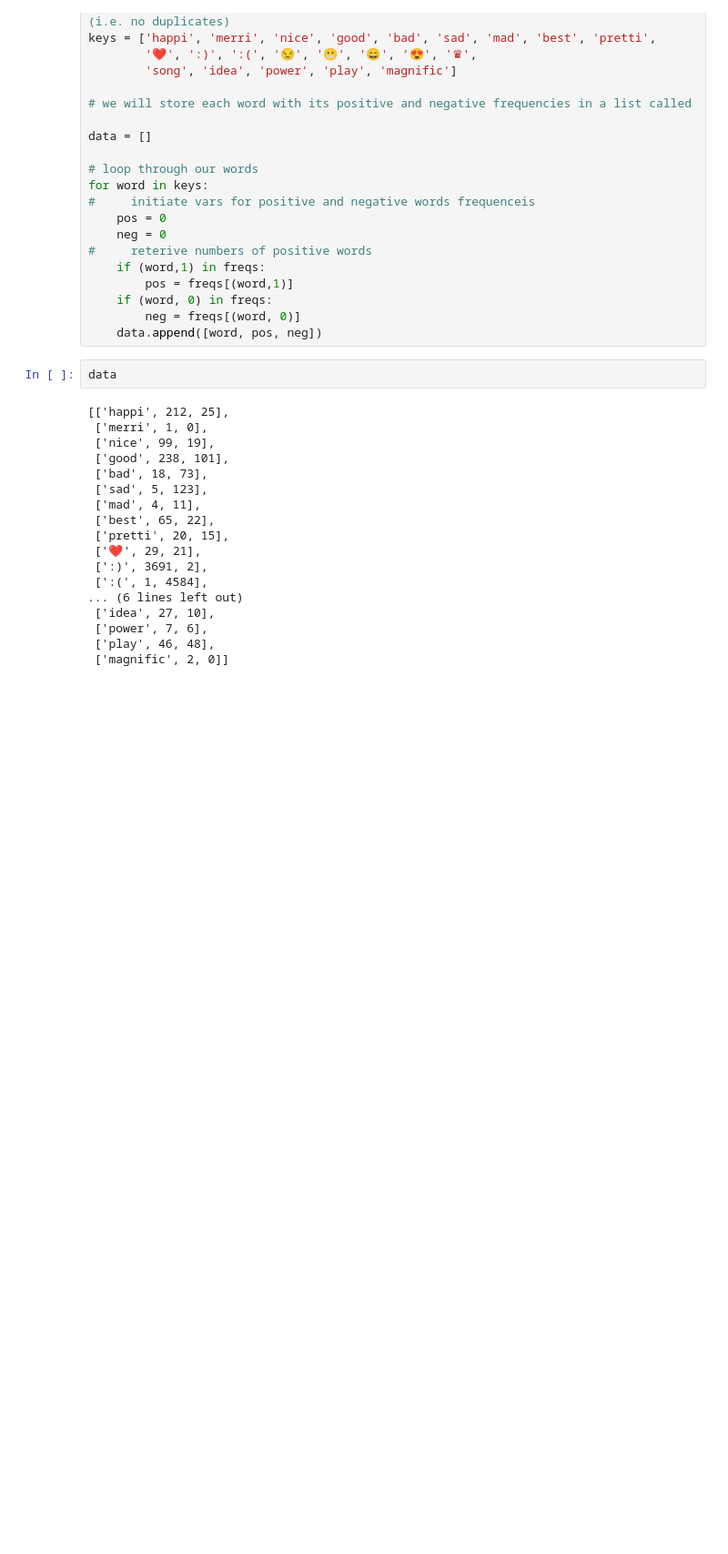
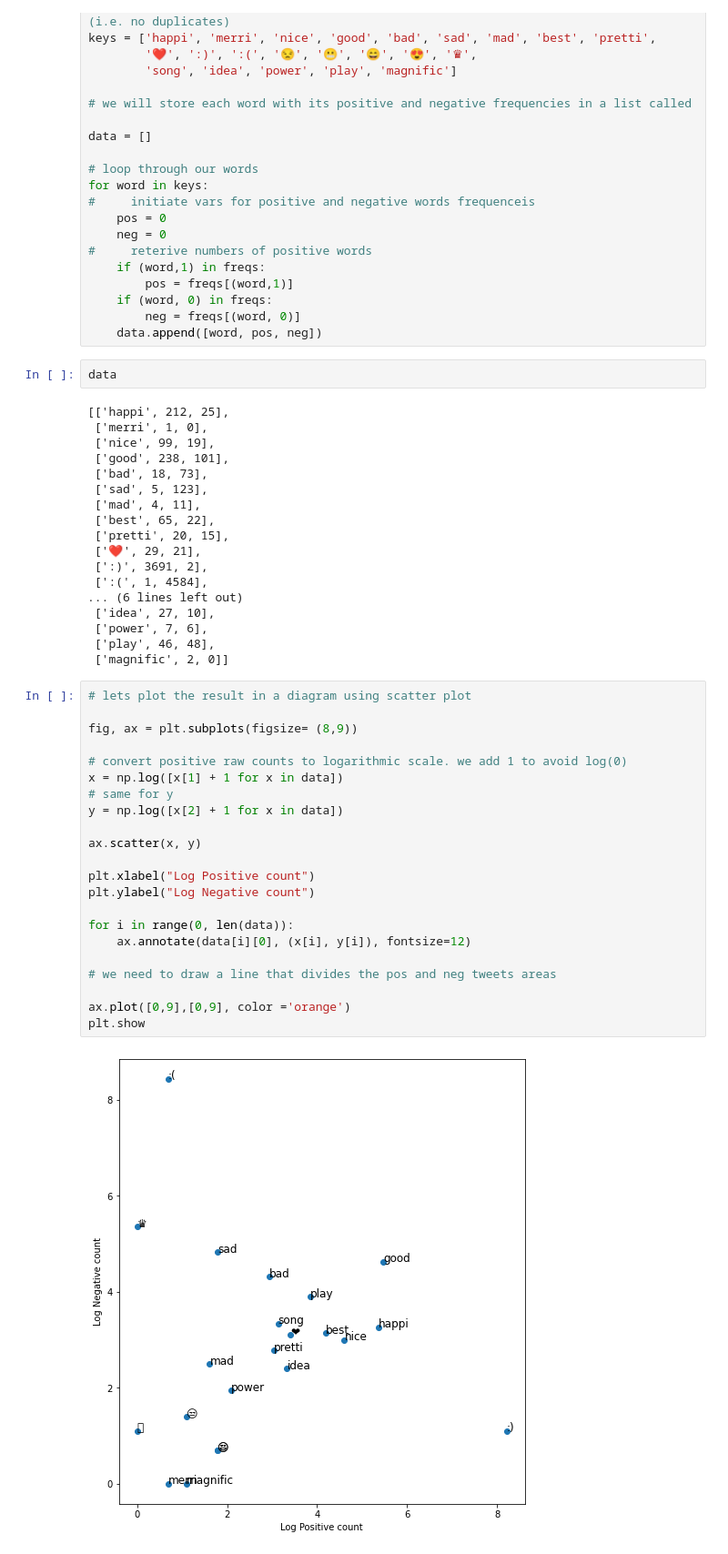
Before and after one commit to mozaini/Visualization-word-frequencies, a Jupyter notebook: Visualizing Word Frequencies.ipynb, the cells around one changed output. Shown at 91% size. Cells and saved outputs as stored; diff of their text form; blank space fills up the shorter version.

Commit message:
draw a viz to show the sentiment and frequencies of words

```diff
--- a/Visualizing Word Frequencies.ipynb
+++ b/Visualizing Word Frequencies.ipynb
@@ -145,3 +145,27 @@ data
  ['power', 7, 6],
  ['play', 46, 48],
  ['magnific', 2, 0]]
+# %%
+# lets plot the result in a diagram using scatter plot
+
+fig, ax = plt.subplots(figsize= (8,9))
+
+# convert positive raw counts to logarithmic scale. we add 1 to avoid log(0)
+x = np.log([x[1] + 1 for x in data])
+# same for y
+y = np.log([x[2] + 1 for x in data])
+
+ax.scatter(x, y)
+
+plt.xlabel("Log Positive count")
+plt.ylabel("Log Negative count")
+
+for i in range(0, len(data)):
+    ax.annotate(data[i][0], (x[i], y[i]), fontsize=12)
+
+# we need to draw a line that divides the pos and neg tweets areas
+
+ax.plot([0,9],[0,9], color ='orange')
+plt.show
+# %% [output]
+[figure, added]
```
